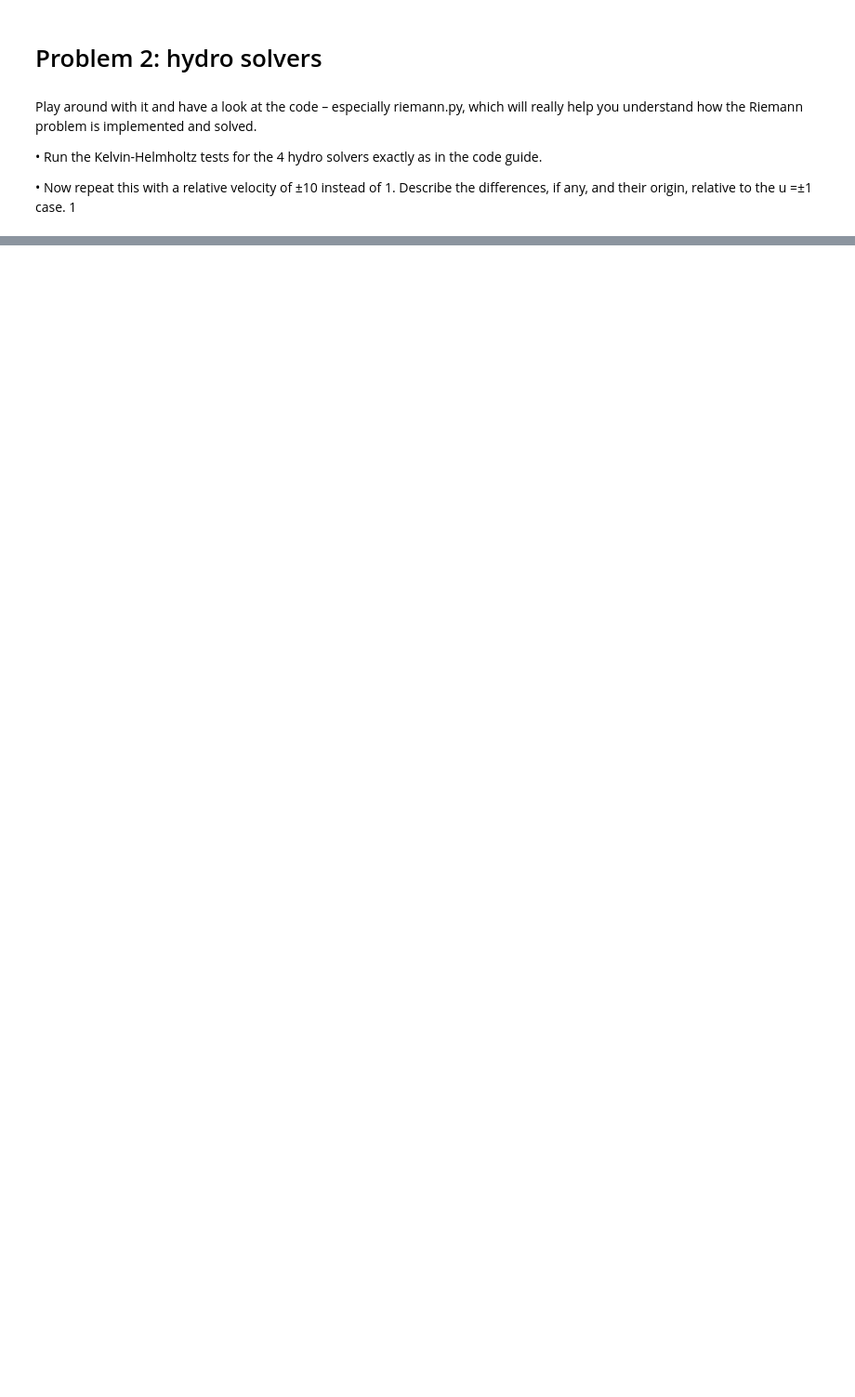
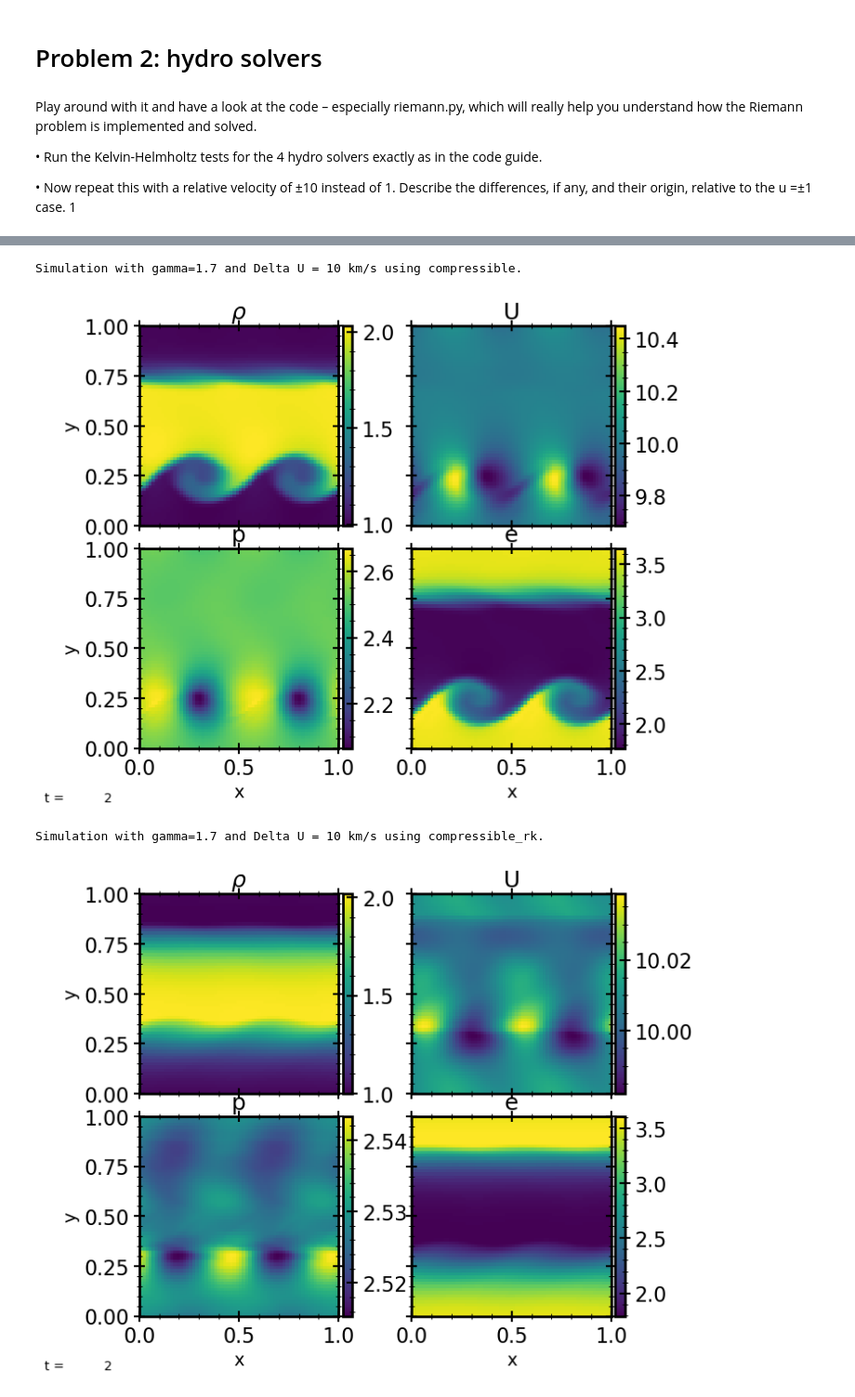
Before and after one commit to carlosajurado/AST384C-Computational-Astrophysics, a Jupyter notebook: HW3.ipynb, the cells around one changed output, grey strips where cells are left out. Shown at 93% size. Saved outputs shown, nothing was run; the diff lists cells and outputs as text; code cells hidden in the pictures; blank space fills up the shorter version.

```diff
--- a/HW3.ipynb
+++ b/HW3.ipynb
@@ -141,0 +152,17 @@ TypeError: Simulation.__init__() missing 3 required positional arguments: 'solve
+# %%
+second_solvers = ["compressible", "compressible_rk", "compressible_fv4", "compressible_sdc"]
+second_problem_name = "kh"
+second_param_file = "inputs.kh"
+second_extra_parameters = {'eos.gamma': 1.7, 'kh.bulk_velocity': 10}
+
+for solver in second_solvers:
+    pyro_sim = Pyro(solver) #create a Pyro object
+    pyro_sim.initialize_problem(second_problem_name, inputs_file=second_param_file, inputs_dict=second_extra_parameters) #initalize a Pyro object with the input parameters
+    pyro_sim.run_sim() #time evolve the simulation
+    print(f"Simulation with gamma=1.7 and Delta U = 10 km/s using {solver}.")
+    pyro_sim.sim.dovis() #plot the results
+# %% [output]
+Simulation with gamma=1.7 and Delta U = 10 km/s using compressible.
+[figure, added]
+Simulation with gamma=1.7 and Delta U = 10 km/s using compressible_rk.
+[figure, added]
```
Also changed, not shown: parts of 6 cells of this notebook, 1 other file.
